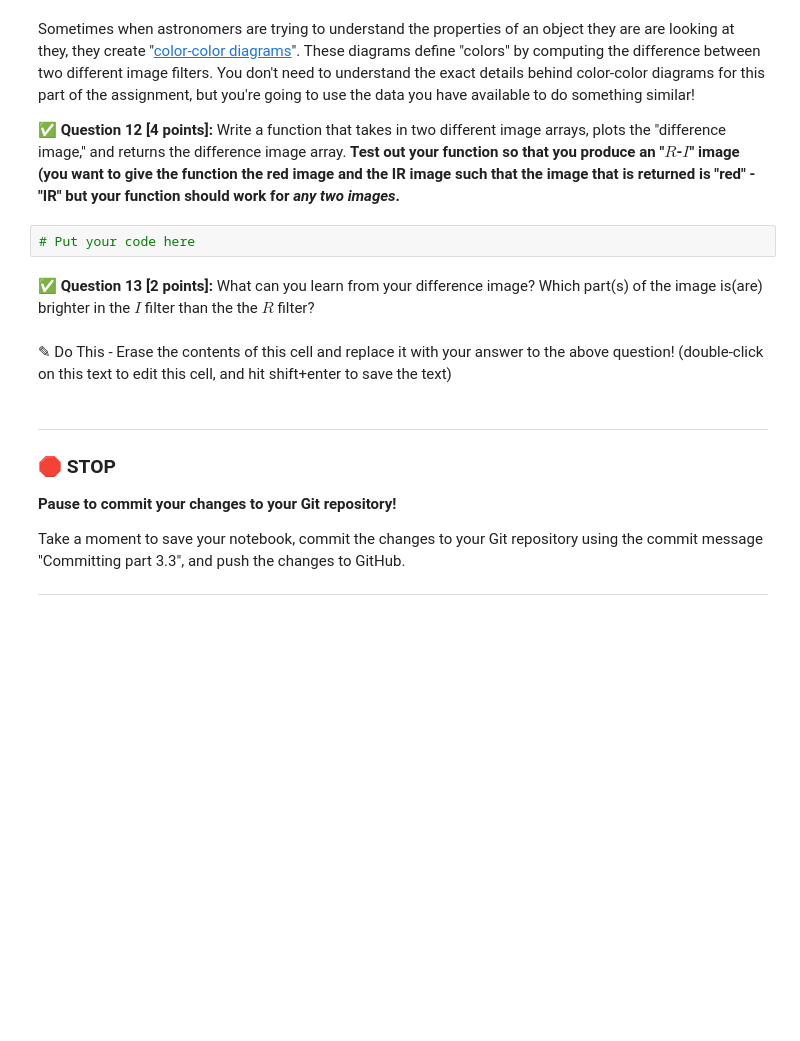
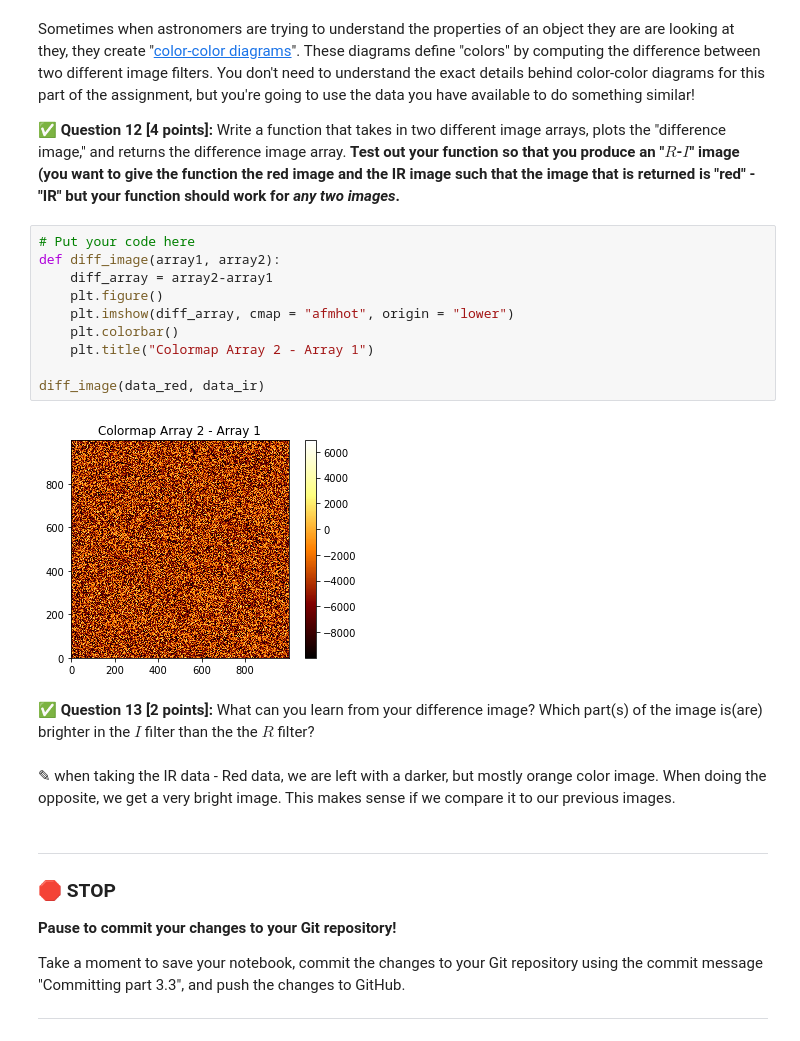
Before and after one commit to bryantp4/cmse202-s21-turnin, a Jupyter notebook: hw-01/HW-01_GitPracticeDebuggingAndPythonPackages-STUDENT.ipynb, the cells around one changed output. Cells and saved outputs as stored; diff of their text form; blank space fills up the shorter version.

```diff
--- a/hw-01/HW-01_GitPracticeDebuggingAndPythonPackages-STUDENT.ipynb
+++ b/hw-01/HW-01_GitPracticeDebuggingAndPythonPackages-STUDENT.ipynb
@@ -273,12 +305,22 @@ Now that you have a bit of understanding about the the properties of the images
 Sometimes when astronomers are trying to understand the properties of an object they are are looking at they, they create "[color-color diagrams](https://en.wikipedia.org/wiki/Color%E2%80%93color_diagram)". These diagrams define "colors" by computing the difference between two different image filters. You don't need to understand the exact details behind color-color diagrams for this part of the assignment, but you're going to use the data you have available to do something similar!
 
 **&#9989; Question 12 [4 points]:** Write a function that takes in two different image arrays, plots the "difference image," and returns the difference image array. **Test out your function so that you produce an "$R$-$I$" image (you want to give the function the red image and the IR image such that the image that is returned is "red" - "IR" but your function should work for _any two images_.**
-# %%
-# Put your code here
+# %%
+# Put your code here
+def diff_image(array1, array2):
+    diff_array = array2-array1
+    plt.figure()
+    plt.imshow(diff_array, cmap = "afmhot", origin = "lower")
+    plt.colorbar()
+    plt.title("Colormap Array 2 - Array 1")
+
+diff_image(data_red, data_ir)
+# %% [output]
+[figure, added]
 # %% [markdown]
 **&#9989; Question 13 [2 points]:** What can you learn from your difference image? Which part(s) of the image is(are) brighter in the $I$ filter than the the $R$ filter?
-# %% [markdown]
-<font size=+3>&#9998;</font> Do This - Erase the contents of this cell and replace it with your answer to the above question!  (double-click on this text to edit this cell, and hit shift+enter to save the text)
+# %% [markdown]
+<font size=+3>&#9998;</font> when taking the IR data - Red data, we are left with a darker, but mostly orange color image. When doing the opposite, we get a very bright image. This makes sense if we compare it to our previous images.
 # %% [markdown]
 ---
 ### &#128721; STOP
```
Also changed, not shown: parts of 12 cells of this notebook.
